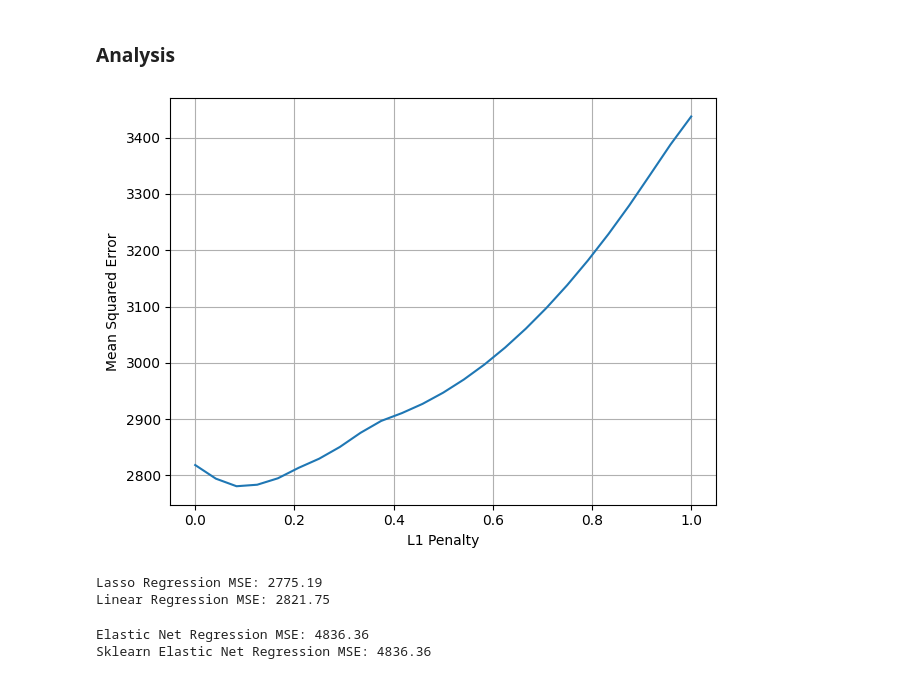
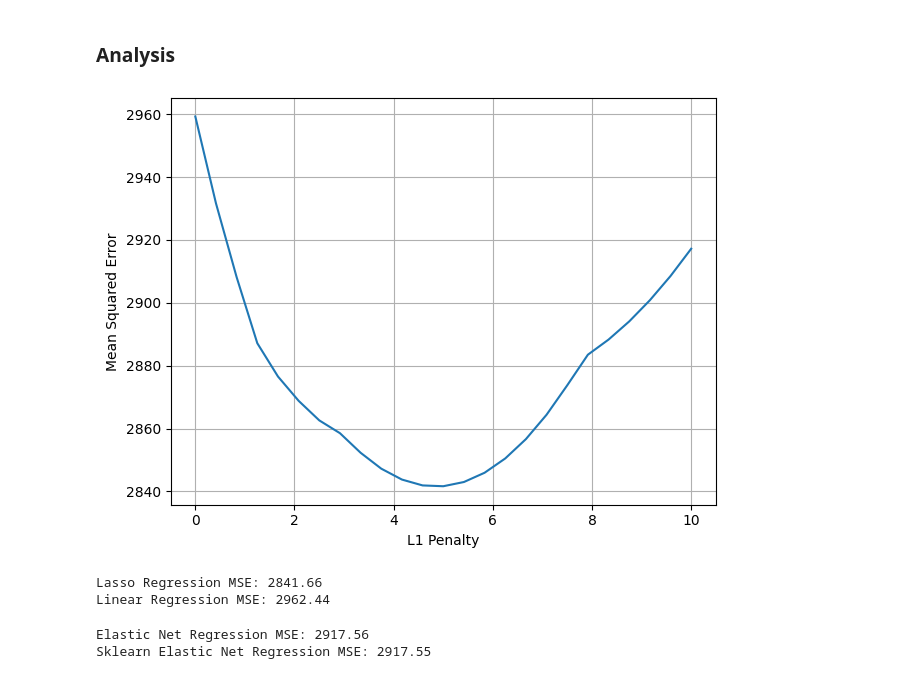
Before and after one commit to MathiasD-P/ECSE_551_A1, a Jupyter notebook: regression.ipynb, the cells around one changed output. Saved outputs shown, nothing was run; the diff lists cells and outputs as text; code cells hidden in the pictures.

```diff
--- a/regression.ipynb
+++ b/regression.ipynb
@@ -13,10 +15,11 @@ from sklearn.linear_model import LinearRegression
 ### (a) Data loading
 # %%
 diabetes = load_diabetes()
-X = diabetes.data
-y = diabetes.target
-df = pd.DataFrame(X, columns=diabetes.feature_names)
-df['target'] = y
+X_reg = diabetes.data
+y_reg = diabetes.target
+X_reg_train, X_reg_test, y_reg_train, y_reg_test = train_test_split(X_reg, y_reg, test_size=0.3, random_state=42)
+df_reg = pd.DataFrame(X_reg, columns=diabetes.feature_names)
+df_reg['target'] = y_reg
 print(f"Features: {diabetes.feature_names}")
 # %% [output]
 Features: ['age', 'sex', 'bmi', 'bp', 's1', 's2', 's3', 's4', 's5', 's6']
@@ -75,3 +167,7 @@ plt.show()
+# %%
+scaler_X = StandardScaler()
+X_reg_train_scaled = scaler_X.fit_transform(X_reg_train_clean)
+X_reg_test_scaled = scaler_X.transform(X_reg_test)
 # %% [markdown]
 ## Task 2
 
@@ -169,47 +265,45 @@ class ElasticNetRegression():
 # %% [markdown]
 ### Analysis
 # %%
-Xtrain, Xtest, ytrain, ytest = train_test_split(X, y, test_size=0.3, random_state=42)
-
 # MSE vs L1 penalty figure for lasso regression
 mse = []
-for penalty in np.linspace(0, 1, 25):
-    lasso = LassoRegression(learning_rate=1.5, iterations=1000, penalty=penalty).fit(Xtrain, ytrain)
-    ypred = lasso.predict(Xtest)
-    mse.append(mean_squared_error(ytest, ypred))
-plt.plot(np.linspace(0, 1, 25), mse)
+for penalty in np.linspace(0, 10, 25):
+    lasso = LassoRegression(learning_rate=0.02, iterations=1000, penalty=penalty).fit(X_reg_train_scaled, y_reg_train)
+    ypred = lasso.predict(X_reg_test_scaled)
+    mse.append(mean_squared_error(y_reg_test, ypred))
+plt.plot(np.linspace(0, 10, 25), mse)
 plt.grid()
 plt.xlabel("L1 Penalty")
 plt.ylabel("Mean Squared Error")
 plt.tight_layout()
 plt.show()
 
 # lasso regression
-lasso_regression = LassoRegression(learning_rate=1.5, iterations=10000, penalty=0.1).fit(Xtrain, ytrain)
-ypred_lasso = lasso_regression.predict(Xtest)
-mse_lasso = mean_squared_error(ytest, ypred_lasso)
+lasso_regression = LassoRegression(learning_rate=0.02, iterations=10000, penalty=5).fit(X_reg_train_scaled, y_reg_train)
+ypred_lasso = lasso_regression.predict(X_reg_test_scaled)
+mse_lasso = mean_squared_error(y_reg_test, ypred_lasso)
 print(f"Lasso Regression MSE: {mse_lasso:.2f}")
 
 # linear regression from sklearn
-linear_regression = LinearRegression().fit(Xtrain, ytrain)
-ypred_lr = linear_regression.predict(Xtest)
-mse_lr = mean_squared_error(ytest, ypred_lr)
+linear_regression = LinearRegression().fit(X_reg_train_scaled, y_reg_train)
+ypred_lr = linear_regression.predict(X_reg_test_scaled)
+mse_lr = mean_squared_error(y_reg_test, ypred_lr)
 print(f"Linear Regression MSE: {mse_lr:.2f}")
 # %% [output]
-[figure, old version]
+[figure, new version]
-Lasso Regression MSE: 2775.19
-Linear Regression MSE: 2821.75
+Lasso Regression MSE: 2841.66
+Linear Regression MSE: 2962.44
 # %%
-enet_regression = ElasticNetRegression(learning_rate=1.5, iterations=10000, penalty=0.1, l1_ratio=0.5).fit(Xtrain, ytrain)
-ypred_enet = enet_regression.predict(Xtest)
-mse_enet = mean_squared_error(ytest, ypred_enet)
+enet_regression = ElasticNetRegression(learning_rate=0.1, iterations=10000, penalty=0.1, l1_ratio=0.5).fit(X_reg_train_scaled, y_reg_train)
+ypred_enet = enet_regression.predict(X_reg_test_scaled)
+mse_enet = mean_squared_error(y_reg_test, ypred_enet)
 print(f"Elastic Net Regression MSE: {mse_enet:.2f}")
 
 from sklearn.linear_model import ElasticNet
-sklearn_enet = ElasticNet(alpha=0.1, l1_ratio=0.5, max_iter=10000).fit(Xtrain, ytrain)
-ypred_skenet = sklearn_enet.predict(Xtest)
-mse_skenet = mean_squared_error(ytest, ypred_skenet)
+sklearn_enet = ElasticNet(alpha=0.1, l1_ratio=0.5, max_iter=10000).fit(X_reg_train_scaled, y_reg_train)
+ypred_skenet = sklearn_enet.predict(X_reg_test_scaled)
+mse_skenet = mean_squared_error(y_reg_test, ypred_skenet)
 print(f"Sklearn Elastic Net Regression MSE: {mse_skenet:.2f}")
 # %% [output]
-Elastic Net Regression MSE: 4836.36
-Sklearn Elastic Net Regression MSE: 4836.36
+Elastic Net Regression MSE: 2917.56
+Sklearn Elastic Net Regression MSE: 2917.55
```
Also changed, not shown: parts of 15 cells of this notebook.
